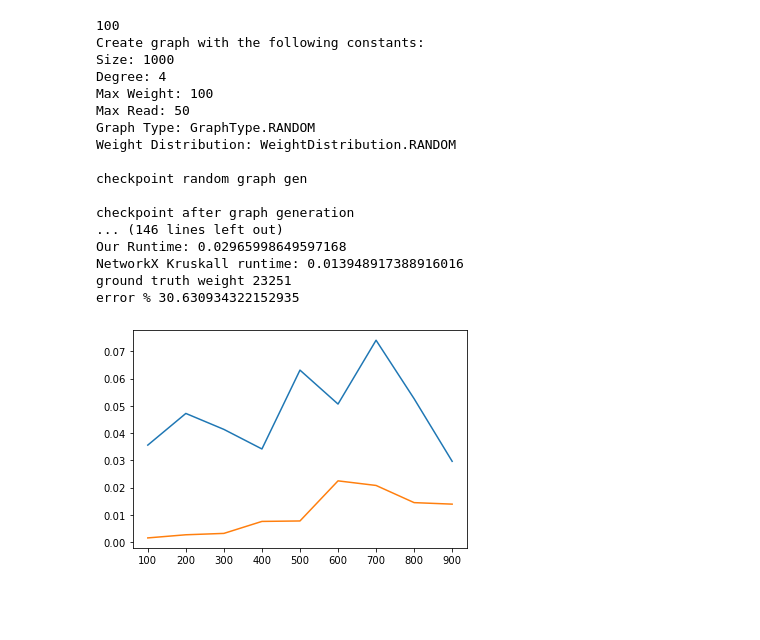
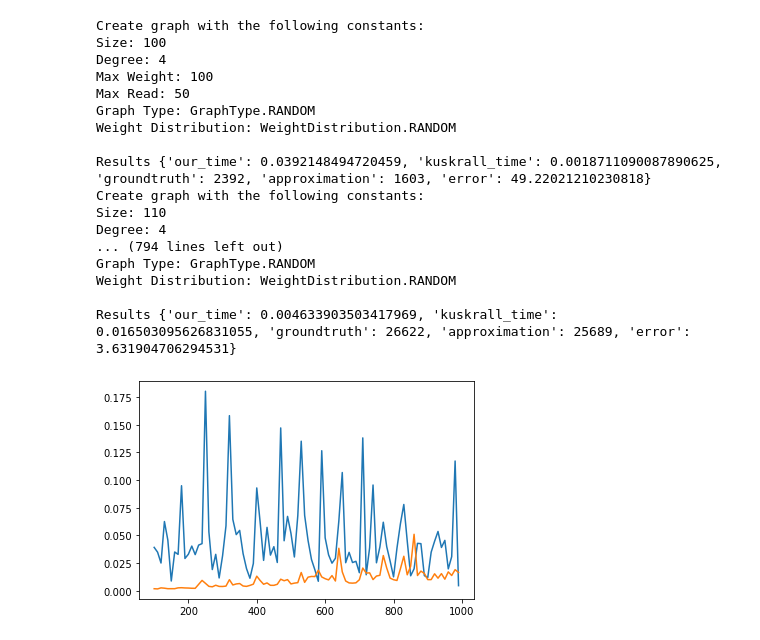
Before and after one commit to Skantz/tsp, a Jupyter notebook: mst/mst_local.ipynb, the cells around one changed output. Saved outputs shown, nothing was run; the diff lists cells and outputs as text; code cells hidden in the pictures; blank space fills up the shorter version.

```diff
--- a/mst/mst_local.ipynb
+++ b/mst/mst_local.ipynb
@@ -13,8 +13,8 @@ global_degree = 4
 global_max_weight = 100
 global_max_read = 50
 
-def print_constants(graph_type, weight_distribution):
-    output = "Size: "+str(global_size)+"\n"+"Degree: "+str(global_degree)+"\n"+"Max Weight: "+str(global_max_weight)+"\n"+"Max Read: "+str(global_max_read)+"\n"+"Graph Type: "+str(graph_type)+"\n"+"Weight Distribution: "+str(weight_distribution)+"\n"
+def print_constants(custom_size,graph_type, weight_distribution):
+    output = "Size: "+str(custom_size)+"\n"+"Degree: "+str(global_degree)+"\n"+"Max Weight: "+str(global_max_weight)+"\n"+"Max Read: "+str(global_max_read)+"\n"+"Graph Type: "+str(graph_type)+"\n"+"Weight Distribution: "+str(weight_distribution)+"\n"
     print(output)
 # %%
 #Random NetworkX graph
@@ -78,7 +75,7 @@ def kruskall_comparison(custom_size=global_size,graph_type=GraphType.RANDOM,weig
         raise Exception("Please reduce global_max_read or increase node size!")
 
     print("Create graph with the following constants:")
-    print_constants(graph_type,weight_distribution)
+    print_constants(custom_size,graph_type,weight_distribution)
 
     #Chose here different graph options from above
     graph = None
@@ -91,9 +88,6 @@ def kruskall_comparison(custom_size=global_size,graph_type=GraphType.RANDOM,weig
         graph = complete_graph(custom_size)
     elif graph_type is GraphType.CYCLE:
         graph = complete_graph(custom_size)
-
-    print("checkpoint after graph generation")
-    print(graph)
 
     #Chose here different weight sampling options from above
     if weight_distribution is WeightDistribution.RANDOM:
@@ -109,21 +103,21 @@ def kruskall_comparison(custom_size=global_size,graph_type=GraphType.RANDOM,weig
         NetworkXGraph(graph, custom_size, global_max_weight, global_max_read)
     ).approx_weight()
     our_runtime = time.time() - our_start_time
-    print("Our Runtime: "+str(our_runtime))
+    #print("Our Runtime: "+str(our_runtime))
     #print("Our MST weight approx. for random graph:", approx,"\n")
 
     #NetworkX Kruskall Algorithm
     kruskall_start_time = time.time()
     mst=nx.minimum_spanning_tree(graph)
     kruskall_time = time.time()-kruskall_start_time
-    print("NetworkX Kruskall runtime: "+str(kruskall_time))
+    #print("NetworkX Kruskall runtime: "+str(kruskall_time))
 
     gt_w = sum(graph.edges[e]["weight"] for e in mst.edges)
-    print("ground truth weight", gt_w)
+    #print("ground truth weight", gt_w)
 
     ratio = max(gt_w, approx) / min(gt_w, approx)
     err = 100 * (ratio - 1)
-    print("error %", err)
+    #print("error %", err)
 
     results = {
         "our_time" : our_runtime,
@@ -133,14 +127,14 @@ def kruskall_comparison(custom_size=global_size,graph_type=GraphType.RANDOM,weig
         "error" : err
     }
 
+    print("Results",results,"\n")
     return results
 # %%
-def increasing_runtime_performance():
+def increasing_runtime_performance(start,stop,increment):
     sizes = []
     o_times = []
     k_times = []
-    for size in range(100,1000,100):
-        print(size)
+    for size in range(start,stop,increment):
         try:
             results = kruskall_comparison(custom_size=size, graph_type=GraphType.RANDOM, weight_distribution=WeightDistribution.RANDOM)
         except Exception as e:
@@ -151,24 +145,24 @@ def increasing_runtime_performance():
     plt.plot(sizes,o_times)
     plt.plot(sizes,k_times)
     plt.show()
-# %%
-increasing_runtime_performance()
-# %% [output]
-100
-Create graph with the following constants:
-Size: 1000
-Degree: 4
-Max Weight: 100
-Max Read: 50
-Graph Type: GraphType.RANDOM
-Weight Distribution: WeightDistribution.RANDOM
-
-checkpoint random graph gen
-
-checkpoint after graph generation
-... (146 lines left out)
-Our Runtime: 0.02965998649597168
-NetworkX Kruskall runtime: 0.013948917388916016
-ground truth weight 23251
-error % 30.630934322152935
-[figure, removed]
+# %%
+increasing_runtime_performance(100,1000,10)
+# %% [output]
+Create graph with the following constants:
+Size: 100
+Degree: 4
+Max Weight: 100
+Max Read: 50
+Graph Type: GraphType.RANDOM
+Weight Distribution: WeightDistribution.RANDOM
+
+Results {'our_time': 0.0392148494720459, 'kuskrall_time': 0.0018711090087890625, 'groundtruth': 2392, 'approximation': 1603, 'error': 49.22021210230818}
+Create graph with the following constants:
+Size: 110
+Degree: 4
+... (794 lines left out)
+Graph Type: GraphType.RANDOM
+Weight Distribution: WeightDistribution.RANDOM
+
+Results {'our_time': 0.004633903503417969, 'kuskrall_time': 0.016503095626831055, 'groundtruth': 26622, 'approximation': 25689, 'error': 3.631904706294531}
+[figure, added]
```
Also changed, not shown: parts of 2 cells of this notebook.
